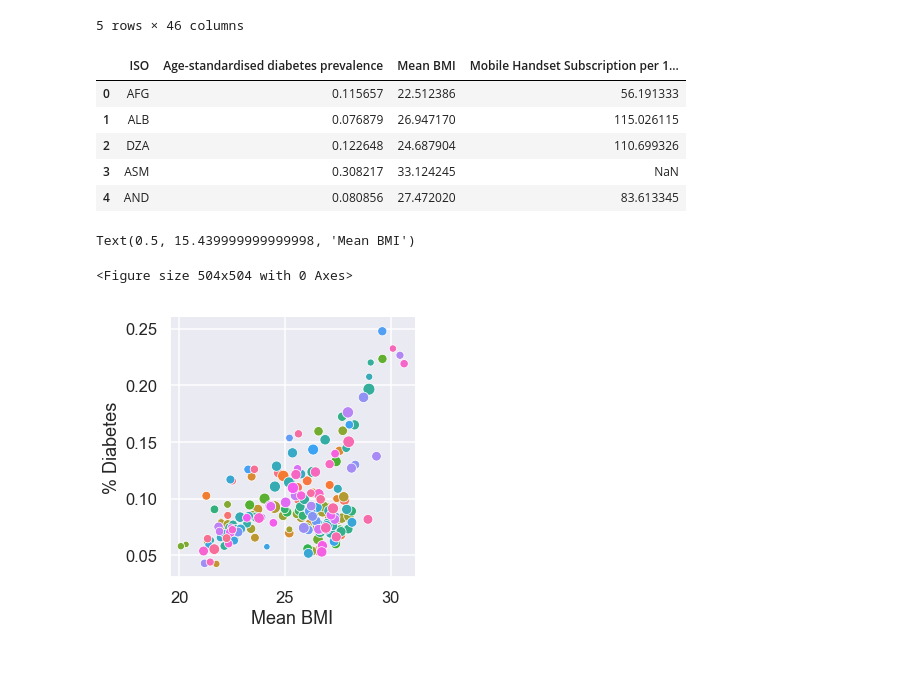
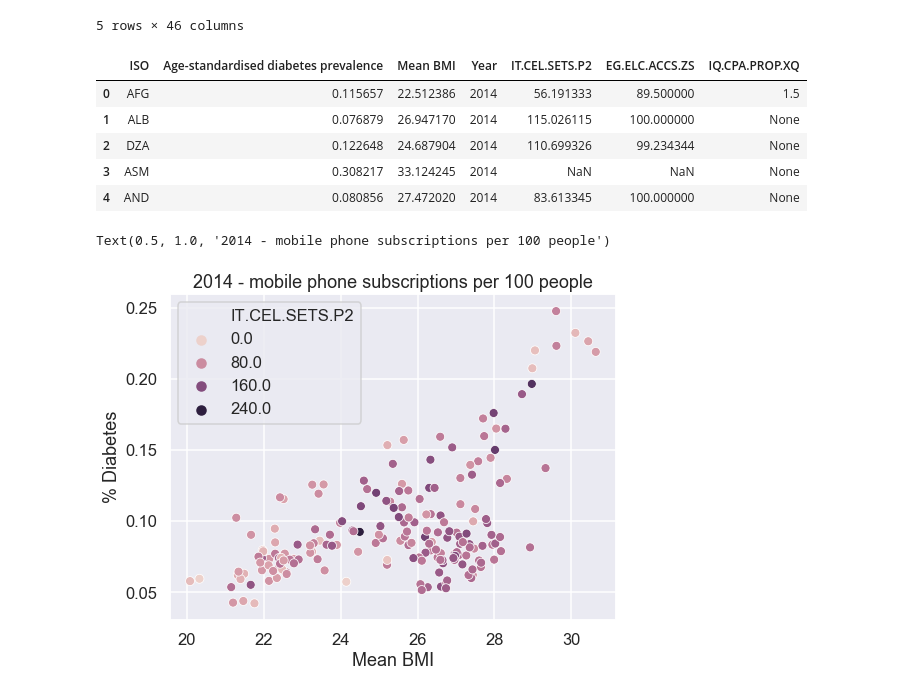
Before and after one commit to amateola7/Project-1-group4, a Jupyter notebook: ProjectOneDataAnalysis_SAH.ipynb, the cells around one changed output. Cells and saved outputs as stored; diff of their text form; code cells hidden in the pictures; blank space fills up the shorter version.

```diff
--- a/ProjectOneDataAnalysis_SAH.ipynb
+++ b/ProjectOneDataAnalysis_SAH.ipynb
@@ -18,0 +7,8 @@ mobiles.head()
+# %%
+titles = {"IT.CEL.SETS.P2":"mobile phone subscriptions per 100 people",
+"EG.ELC.ACCS.ZS":"Access to electricity (% of population)",
+"IQ.CPA.PROP.XQ":"CPIA property rights and rule-based governance rating (1=low to 6=high)"}
+#1990:2017 data
+indicators = pd.read_pickle('data/indicators.pkl')
+indicators['Year'] = pd.to_numeric(indicators['Year'])
+df_allData = pd.read_pickle('data/df_allData.pkl')
@@ -37,24 +40,22 @@ mobiles['Year'] = pd.to_numeric(mobiles['Year'])
 # %%
-mobiles = mobiles.groupby('Year').get_group(2014)
+indicators = indicators.groupby('Year').get_group(2014)
 # %%
-df_tmp = df_tmp.merge(mobiles,on='ISO')
+df_tmp = df_tmp.merge(indicators,on='ISO')
 # %%
 df_tmp.head()
 # %% [output]
-|  | ISO | Age-standardised diabetes prevalence | Mean BMI | Mobile Handset Subscription per 1... |
-| 0 | AFG | 0.115657 | 22.512386 | 56.191333 |
-| 1 | ALB | 0.076879 | 26.947170 | 115.026115 |
-| 2 | DZA | 0.122648 | 24.687904 | 110.699326 |
-| 3 | ASM | 0.308217 | 33.124245 | NaN |
-| 4 | AND | 0.080856 | 27.472020 | 83.613345 |
+|  | ISO | Age-standardised diabetes prevalence | Mean BMI | Year | IT.CEL.SETS.P2 | EG.ELC.ACCS.ZS | IQ.CPA.PROP.XQ |
+| 0 | AFG | 0.115657 | 22.512386 | 2014 | 56.191333 | 89.500000 | 1.5 |
+| 1 | ALB | 0.076879 | 26.947170 | 2014 | 115.026115 | 100.000000 | None |
+| 2 | DZA | 0.122648 | 24.687904 | 2014 | 110.699326 | 99.234344 | None |
+| 3 | ASM | 0.308217 | 33.124245 | 2014 | NaN | NaN | None |
+| 4 | AND | 0.080856 | 27.472020 | 2014 | 83.613345 | 100.000000 | None |
 # %%
-plt.figure(figsize=(7,7))
-
-sns.set_context("talk")
-sns.relplot(legend=False, x="Mean BMI",y="Age-standardised diabetes prevalence", hue="ISO", size="Mobile Handset Subscription per 100 persons",data=df_tmp)
+fig, axes = plt.subplots(figsize=(8,6))
+sns.scatterplot(ax=axes,legend='brief', x="Mean BMI",y="Age-standardised diabetes prevalence",
+                hue="IT.CEL.SETS.P2",data=df_tmp)
 plt.ylabel("% Diabetes")
-plt.xlabel("Mean BMI")
+plt.title(f"2014 - {titles['IT.CEL.SETS.P2']}")
 # %% [output]
-Text(0.5, 15.439999999999998, 'Mean BMI')
+Text(0.5, 1.0, '2014 - mobile phone subscriptions per 100 people')
-<Figure size 504x504 with 0 Axes>
-[figure, old version]
+[figure, new version]
```
Also changed, not shown: parts of 8 cells of this notebook, 14 other files.
